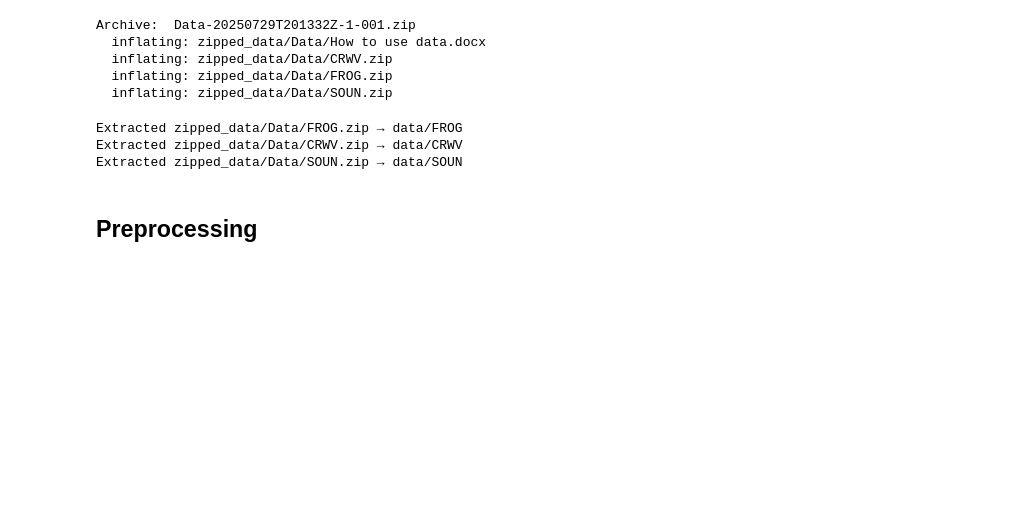
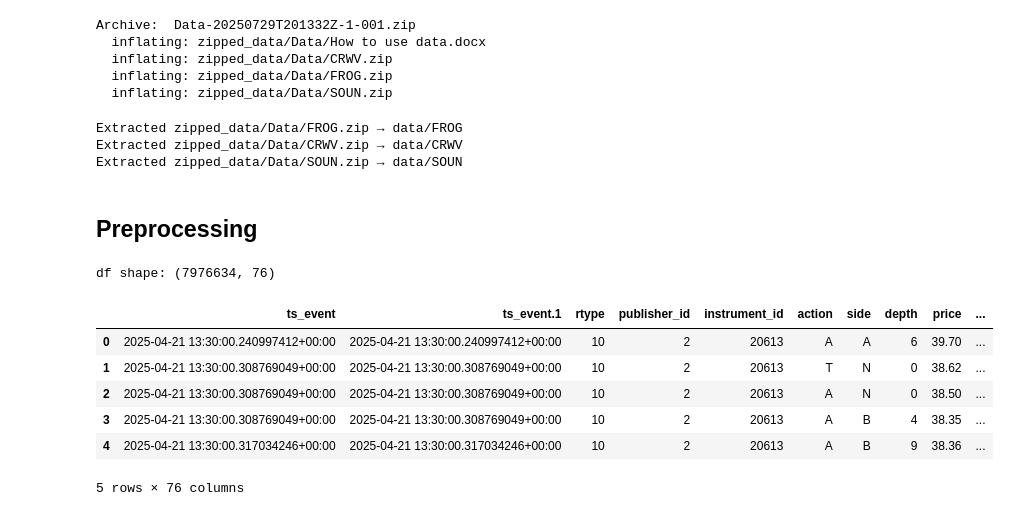
Before and after one commit to oowenn/blockhouse_OA, a Jupyter notebook: work.ipynb, the cells around one changed output. Saved outputs shown, nothing was run; the diff lists cells and outputs as text; code cells hidden in the pictures; blank space fills up the shorter version.

```diff
--- a/work.ipynb
+++ b/work.ipynb
@@ -39,15 +40,29 @@ Extracted zipped_data/Data/SOUN.zip → data/SOUN
 # %%
 path = 'data/'
 dfs = []
 for ticker in os.listdir(path):
     ticker_path = os.path.join(path, ticker)
     if os.path.isdir(ticker_path):
         for file in os.listdir(ticker_path):
             if file.endswith('.csv'):
                 file_path = os.path.join(ticker_path, file)
                 df = pd.read_csv(file_path)
 
                 dfs.append(df)
 
 df = pd.concat(dfs, ignore_index=True)
-df.shape
+df['ts_event'] = df['ts_event'].apply(lambda x: x + '.0' if '.' not in x else x)
+df['ts_event'] = pd.to_datetime(df['ts_event'], errors='coerce', utc=True)
+df['date'] = df['ts_event'].dt.date
+df['minute'] = df['ts_event'].dt.floor('T').dt.time
+print(f'df shape: {df.shape}')
+df.head()
+# %% [output]
+df shape: (7976634, 76)
+|  | ts_event | ts_event.1 | rtype | publisher_id | instrument_id | action | side | depth | price | ... |
+| 0 | 2025-04-21 13:30:00.240997412+00:00 | 2025-04-21 13:30:00.240997412+00:00 | 10 | 2 | 20613 | A | A | 6 | 39.70 | ... |
+| 1 | 2025-04-21 13:30:00.308769049+00:00 | 2025-04-21 13:30:00.308769049+00:00 | 10 | 2 | 20613 | T | N | 0 | 38.62 | ... |
+| 2 | 2025-04-21 13:30:00.308769049+00:00 | 2025-04-21 13:30:00.308769049+00:00 | 10 | 2 | 20613 | A | N | 0 | 38.50 | ... |
+| 3 | 2025-04-21 13:30:00.308769049+00:00 | 2025-04-21 13:30:00.308769049+00:00 | 10 | 2 | 20613 | A | B | 4 | 38.35 | ... |
+| 4 | 2025-04-21 13:30:00.317034246+00:00 | 2025-04-21 13:30:00.317034246+00:00 | 10 | 2 | 20613 | A | B | 9 | 38.36 | ... |
+5 rows × 76 columns
```
Also changed, not shown: parts of 5 cells of this notebook.
